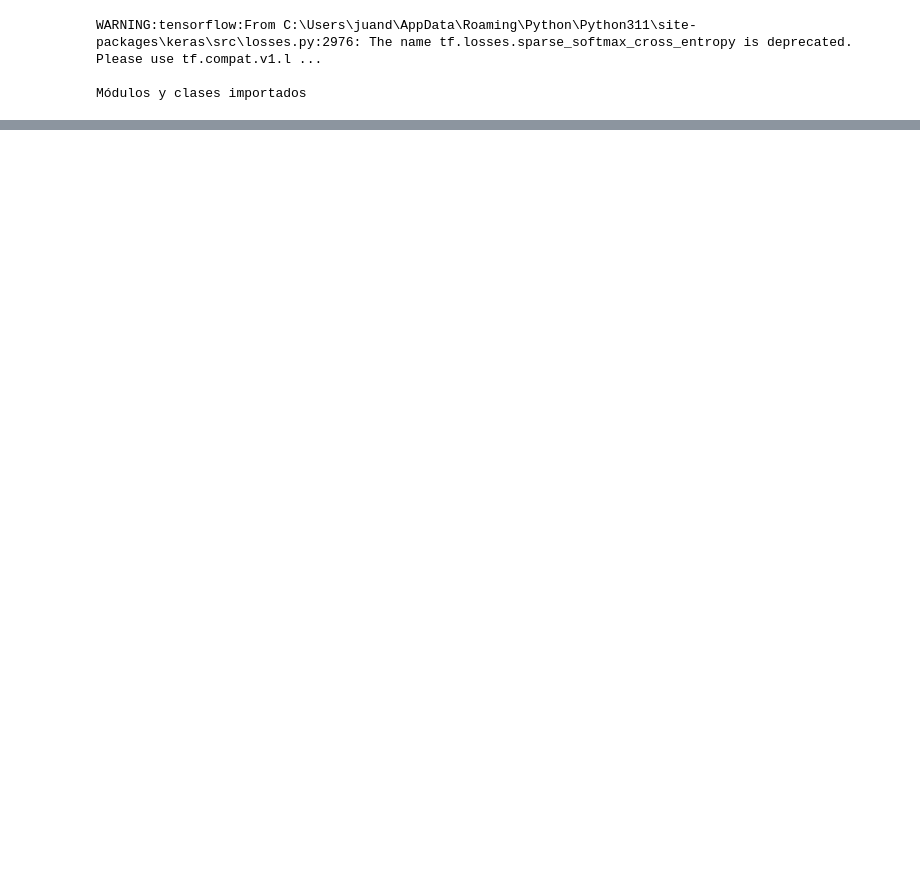
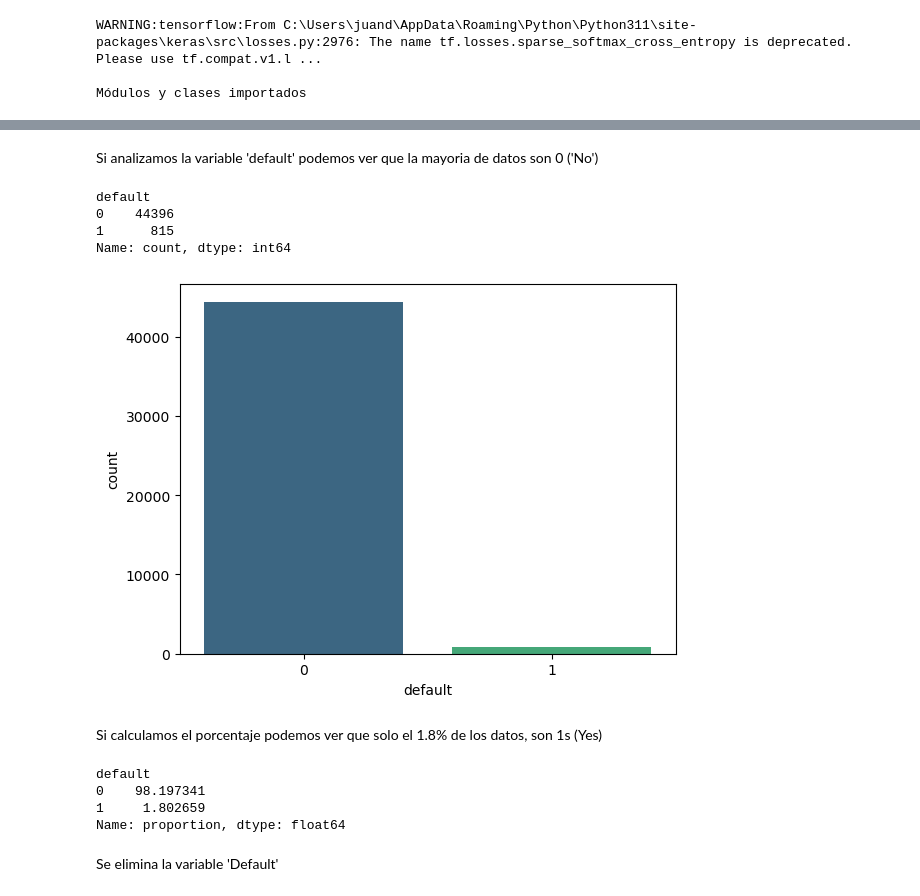
Before and after one commit to juandtap/IA_practica_05, a Jupyter notebook: practica_05_RedNeuroal_Bayes.ipynb, the cells around one changed output, grey strips where cells are left out. Drawn from its saved outputs; the diff is of its cells as text; code cells hidden in the pictures; blank space fills up the shorter version.

```diff
--- a/practica_05_RedNeuroal_Bayes.ipynb
+++ b/practica_05_RedNeuroal_Bayes.ipynb
@@ -134,3 +134,12 @@ print("Módulos y clases importados")
 WARNING:tensorflow:From C:\Users\juand\AppData\Roaming\Python\Python311\site-packages\keras\src\losses.py:2976: The name tf.losses.sparse_softmax_cross_entropy is deprecated. Please use tf.compat.v1.l ...
 
 Módulos y clases importados
+# %%
+# Cargar dataframe desde url de csv alojado en repositorio de github
+url_dataframe = 'https://raw.githubusercontent.com/juandtap/IA_practica_05/master/Datasets/bank-full.csv'
+# el separador es una (;) y la primera fila son los encabezados (header= 0)
+dfOriginal = pd.read_csv(url_dataframe, sep=';', header=0)
+dataframe = copy.deepcopy(dfOriginal)
+print("Tamaño del dataset: "+str(dataframe.shape[0])+" filas x "+str(dataframe.shape[1])+" columnas")
+# Se muestran las 10 primeros registros
+dataframe.head(10)
@@ -136,0 +189,6 @@ Módulos y clases importados
+# %%
+dataframe['default'] = dataframe['default'].map({'yes' : 1, 'no' : 0})
+dataframe['housing'] = dataframe['housing'].map({'yes' : 1, 'no' : 0})
+dataframe['loan'] = dataframe['loan'].map({'yes' : 1, 'no' : 0})
+dataframe['y'] = dataframe['y'].map({'yes' : 1, 'no' : 0}) # Variable de salida
+dataframe.head()
@@ -136,0 +240,3 @@ Módulos y clases importados
+# %%
+dataframe.drop('pdays', axis=1, inplace=True)
+dataframe.head()
@@ -136,0 +250,27 @@ Módulos y clases importados
+# %% [markdown]
+Si analizamos la variable 'default' podemos ver que la mayoria de datos son 0 ('No')
+# %%
+dataframe['default'].value_counts()
+# %% [output]
+default
+0    44396
+1      815
+Name: count, dtype: int64
+# %%
+sns.countplot(x=dataframe['default'], palette='viridis')
+plt.show()
+# %% [output]
+[figure, added]
+# %% [markdown]
+Si calculamos el porcentaje podemos ver que solo el 1.8% de los datos, son 1s (Yes)
+# %%
+porcentaje_default = dataframe['default'].value_counts(normalize=True) * 100
+
+print(porcentaje_default)
+# %% [output]
+default
+0    98.197341
+1     1.802659
+Name: proportion, dtype: float64
+# %% [markdown]
+Se elimina la variable 'Default'
```
Also changed, not shown: parts of 57 cells of this notebook.
